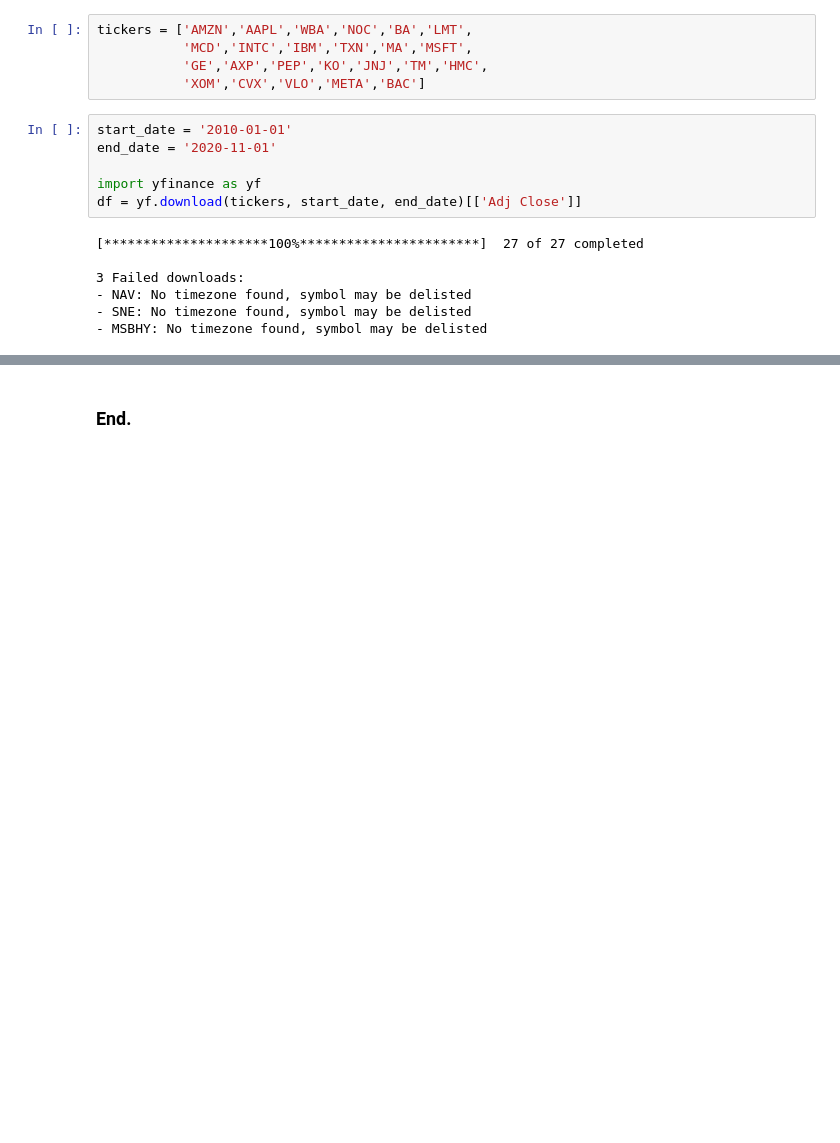
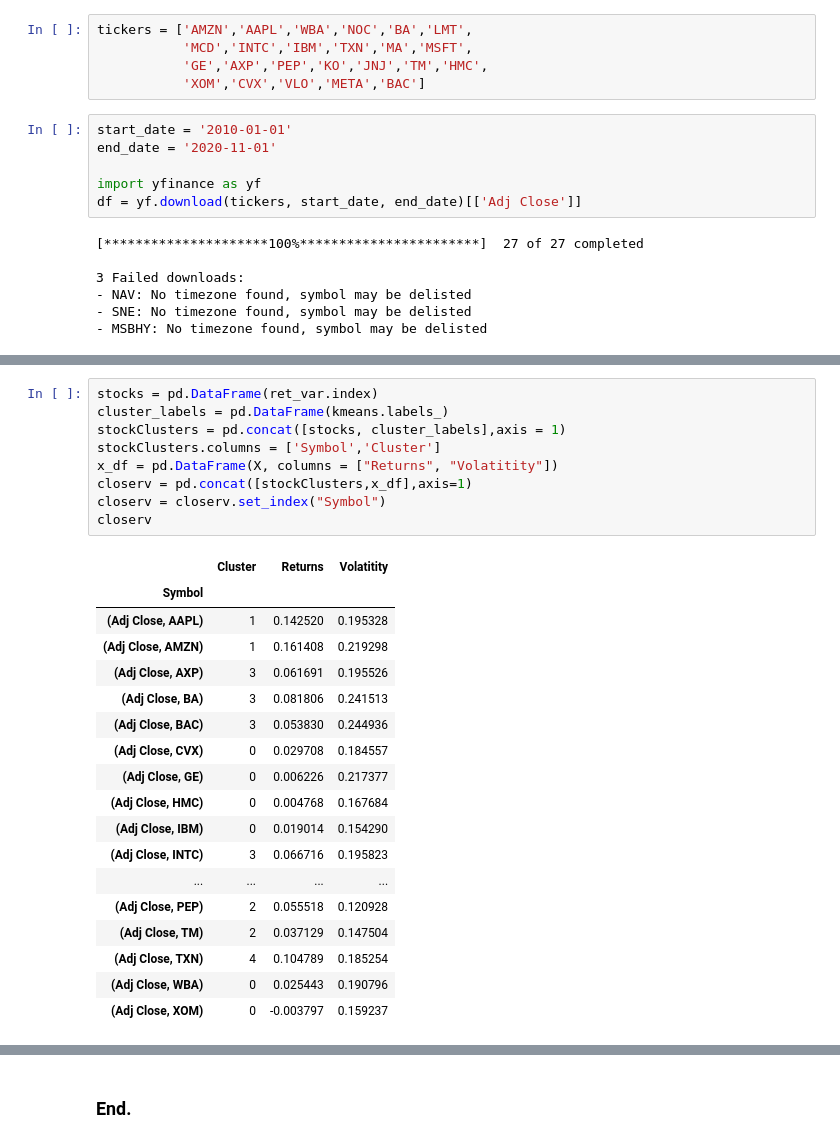
Before and after one commit to caiquemiranda/machine-learning-finance, a Jupyter notebook: 05_Clustering.ipynb, the cells around one changed output, grey strips where cells are left out. Cells and saved outputs as stored; diff of their text form; blank space fills up the shorter version.

```diff
--- a/05_Clustering.ipynb
+++ b/05_Clustering.ipynb
@@ -40,0 +74,28 @@ df
+# %%
+stocks = pd.DataFrame(ret_var.index)
+cluster_labels = pd.DataFrame(kmeans.labels_)
+stockClusters = pd.concat([stocks, cluster_labels],axis = 1)
+stockClusters.columns = ['Symbol','Cluster']
+x_df = pd.DataFrame(X, columns = ["Returns", "Volatitity"])
+closerv = pd.concat([stockClusters,x_df],axis=1)
+closerv = closerv.set_index("Symbol")
+closerv
+# %% [output]
+|  | Cluster | Returns | Volatitity |
+| Symbol |  |  |  |
+| (Adj Close, AAPL) | 1 | 0.142520 | 0.195328 |
+| (Adj Close, AMZN) | 1 | 0.161408 | 0.219298 |
+| (Adj Close, AXP) | 3 | 0.061691 | 0.195526 |
+| (Adj Close, BA) | 3 | 0.081806 | 0.241513 |
+| (Adj Close, BAC) | 3 | 0.053830 | 0.244936 |
+| (Adj Close, CVX) | 0 | 0.029708 | 0.184557 |
+| (Adj Close, GE) | 0 | 0.006226 | 0.217377 |
+| (Adj Close, HMC) | 0 | 0.004768 | 0.167684 |
+| (Adj Close, IBM) | 0 | 0.019014 | 0.154290 |
+| (Adj Close, INTC) | 3 | 0.066716 | 0.195823 |
+| ... | ... | ... | ... |
+| (Adj Close, PEP) | 2 | 0.055518 | 0.120928 |
+| (Adj Close, TM) | 2 | 0.037129 | 0.147504 |
+| (Adj Close, TXN) | 4 | 0.104789 | 0.185254 |
+| (Adj Close, WBA) | 0 | 0.025443 | 0.190796 |
+| (Adj Close, XOM) | 0 | -0.003797 | 0.159237 |
```
Also changed, not shown: parts of 7 cells of this notebook.
